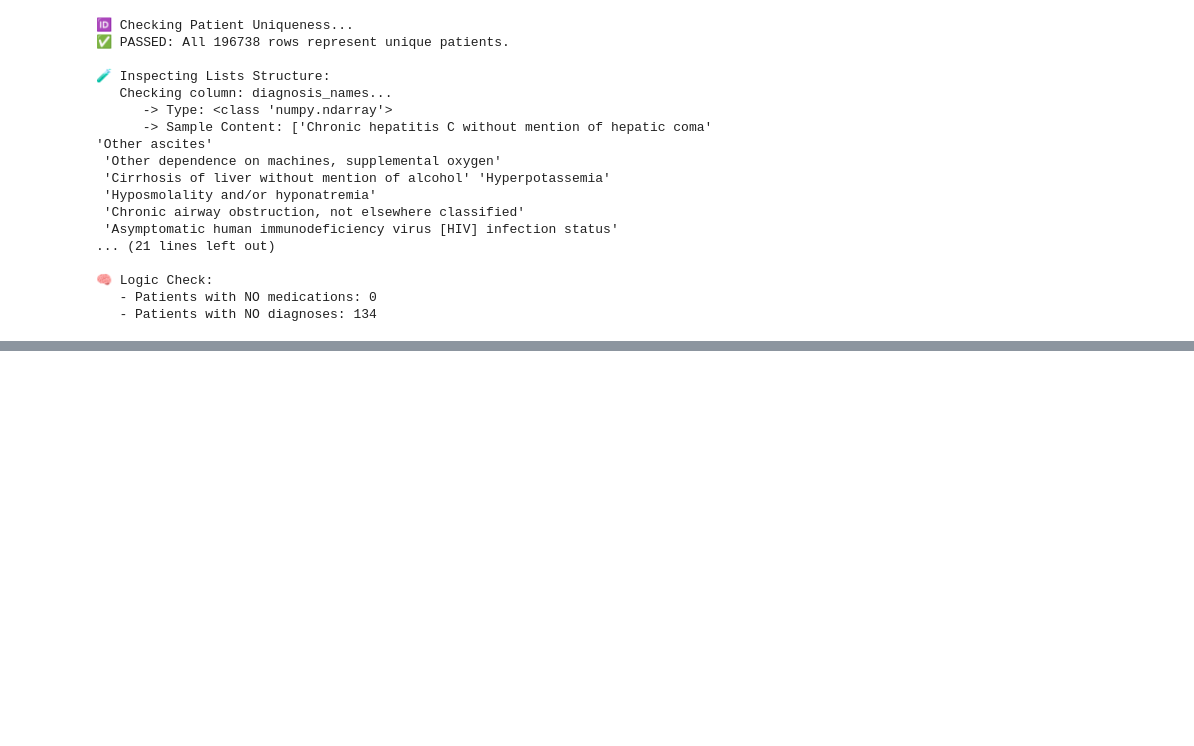
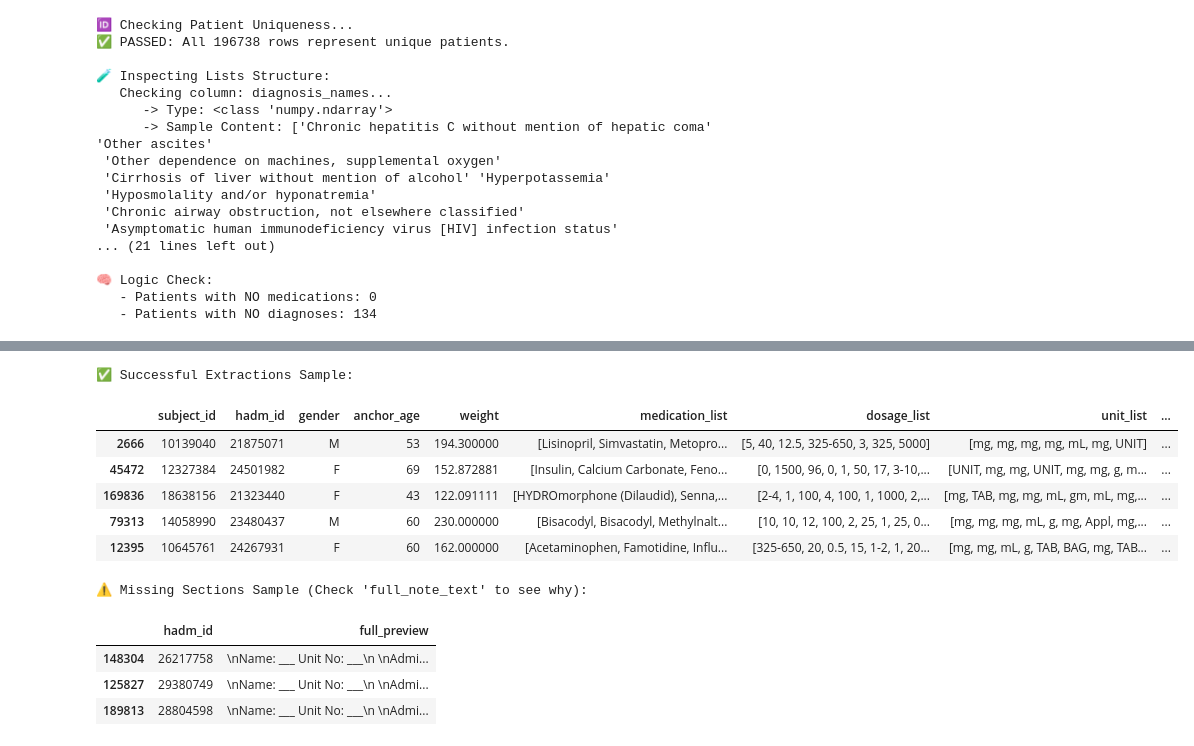
Before and after one commit to faisaljammali3-code/MedGuard-AI-Capstone, a Jupyter notebook: notebooks/verify_data.ipynb, the cells around one changed output, grey strips where cells are left out. Drawn from its saved outputs; the diff is of its cells as text; code cells hidden in the pictures; blank space fills up the shorter version.

```diff
--- a/notebooks/verify_data.ipynb
+++ b/notebooks/verify_data.ipynb
@@ -201,0 +265,32 @@ if len(no_meds) == 0 and len(no_diag) == 0:
+# %%
+import pandas as pd
+pd.set_option('display.max_colwidth', 150) # توسيع العرض
+
+# 1. تحميل الملف المثرى
+df = pd.read_parquet("../data/processed/GOLD_patient_records_enriched.parquet")
+
+# 2. فحص عينات ناجحة (لنتأكد أننا قصصنا الأدوية فعلاً)
+print("✅ Successful Extractions Sample:")
+success_samples = df[df['extraction_status'] == 'SUCCESS'].sample(5)
+display(success_samples)
+
+# 3. فحص حالات الفشل (لماذا لم نجد القسم؟)
+# هذا يساعدنا في تحسين الـ Regex مستقبلاً إذا أردنا
+print("\n⚠️ Missing Sections Sample (Check 'full_note_text' to see why):")
+missing_samples = df[df['extraction_status'] == 'SECTION_MISSING'].sample(3)
+# نعرض أول 1000 حرف فقط لنفهم السياق
+missing_samples['full_preview'] = missing_samples['full_note_text'].str[:1000]
+display(missing_samples[['hadm_id', 'full_preview']])
+# %% [output]
+✅ Successful Extractions Sample:
+|  | subject_id | hadm_id | gender | anchor_age | weight | medication_list | dosage_list | unit_list | ... |
+| 2666 | 10139040 | 21875071 | M | 53 | 194.300000 | [Lisinopril, Simvastatin, Metopro... | [5, 40, 12.5, 325-650, 3, 325, 5000] | [mg, mg, mg, mg, mL, mg, UNIT] | ... |
+| 45472 | 12327384 | 24501982 | F | 69 | 152.872881 | [Insulin, Calcium Carbonate, Feno... | [0, 1500, 96, 0, 1, 50, 17, 3-10,... | [UNIT, mg, mg, UNIT, mg, mg, g, m... | ... |
+| 169836 | 18638156 | 21323440 | F | 43 | 122.091111 | [HYDROmorphone (Dilaudid), Senna,... | [2-4, 1, 100, 4, 100, 1, 1000, 2,... | [mg, TAB, mg, mg, mL, gm, mL, mg,... | ... |
+| 79313 | 14058990 | 23480437 | M | 60 | 230.000000 | [Bisacodyl, Bisacodyl, Methylnalt... | [10, 10, 12, 100, 2, 25, 1, 25, 0... | [mg, mg, mg, mL, g, mg, Appl, mg,... | ... |
+| 12395 | 10645761 | 24267931 | F | 60 | 162.000000 | [Acetaminophen, Famotidine, Influ... | [325-650, 20, 0.5, 15, 1-2, 1, 20... | [mg, mg, mL, g, TAB, BAG, mg, TAB... | ... |
+⚠️ Missing Sections Sample (Check 'full_note_text' to see why):
+|  | hadm_id | full_preview |
+| 148304 | 26217758 | \nName: ___ Unit No: ___\n \nAdmi... |
+| 125827 | 29380749 | \nName: ___ Unit No: ___\n \nAdmi... |
+| 189813 | 28804598 | \nName: ___ Unit No: ___\n \nAdmi... |
```
Also changed, not shown: parts of 2 cells of this notebook, 4 other files.
